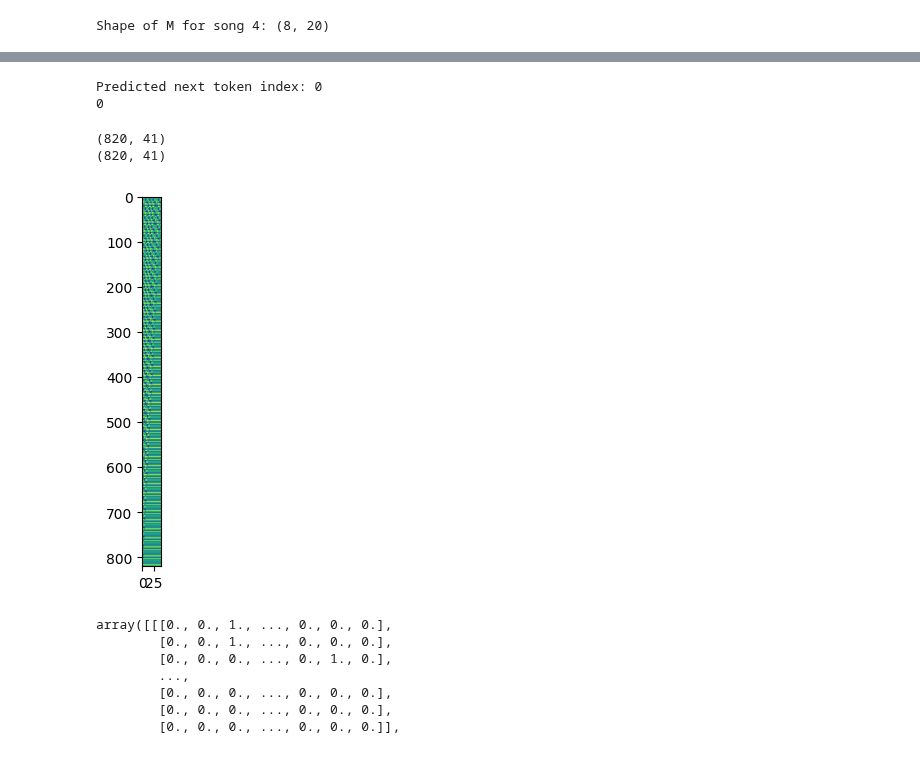
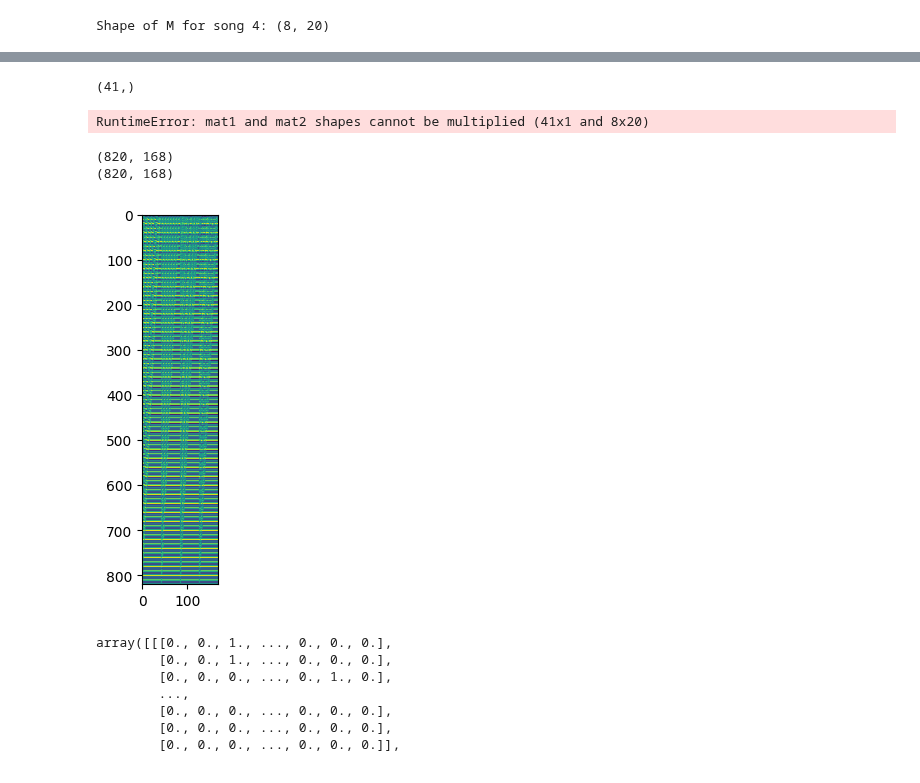
Before and after one commit to Ahmadar91/Master-sThesis, a Jupyter notebook: altModel.ipynb, the cells around one changed output, grey strips where cells are left out. Saved outputs shown, nothing was run; the diff lists cells and outputs as text; code cells hidden in the pictures.

Commit message:
learning all songs at once works for now but still not for Attention models

```diff
--- a/altModel.ipynb
+++ b/altModel.ipynb
@@ -1491,7 +1519,7 @@ def generateIOData(nrOfSongs,songStrings):
     raw_target = []
 
     for s in range(nrOfSongs):
-        for i in range(len(songStrings[s]) - 1):  # Adjust for loop to cover up to the second last character
+        for i in range(42):  # Adjust for loop to cover up to the second last character
             input_one_hot = np.zeros((41, 8))
             current_target_one_hot = np.zeros((41, 8))
             current_target_indices = np.zeros(41, dtype=int)
@@ -1566,7 +1587,7 @@ def train_model(model, num_epochs, songStrings, number_of_Songs):
 
     # Assuming generateIOData has been adjusted to take only songStrings
     I, _, O_indices, songs = generateIOData(number_of_Songs,songStrings)  # Use the full dataset
-
+    #print(f"Input shape: {I.shape}, Output (Indices) shape: {O_indices.shape}")
     # Convert the dataset to tensors
     inputs = torch.tensor(I, dtype=torch.float)
     targets = torch.tensor(O_indices, dtype=torch.long)
@@ -1580,9 +1601,9 @@ def train_model(model, num_epochs, songStrings, number_of_Songs):
         targets_shuffled = targets[indices]
 
         # Assuming the model expects inputs of shape [seq_len, batch, feature]
-        src = inputs_shuffled.transpose(0, 1)
+        src = inputs_shuffled
         tgt = targets_shuffled
-
+        #print(f"src shape: {src.shape}, tgt shape: {tgt.shape}")
         # Forward pass
         outputs = model(src)
         output_flat = outputs.view(-1, outputs.shape[-1])  # Flatten output for CrossEntropyLoss
@@ -1600,7 +1621,7 @@ def train_model(model, num_epochs, songStrings, number_of_Songs):
         total_accuracy = correct_predictions / tgt.numel()
 
         # Log the loss and accuracy
-        if epoch % 10 == 0:
+        if epoch % 100 == 0:
             print(f'Epoch {epoch+1}, Loss: {total_loss:.4f}, Accuracy: {total_accuracy:.4f}')
 
         L.append(total_loss)
@@ -1613,8 +1634,8 @@ def train_model(model, num_epochs, songStrings, number_of_Songs):
 
     return L, A
 # %%
-model = RNN()
-num_epochs = 3000
+model = GRUA(20, 8)
+num_epochs = 5000
 number_of_Songs = 4
 A  = train_model(model, num_epochs, songStrings= songStrings, number_of_Songs = 4)
 # %% [output]
@@ -1637,0 +1663,18 @@ Epoch 2991, Loss: 1.4271, Accuracy: 0.5613
+# %%
+models = {
+    "RNN": RNN(),
+    "RNNA": RNNA(),
+    "LSTM": LSTM(),
+    "LSTMA": LSTMA(),
+    "GRU": GRU(),
+    "GRUA": GRUA()
+
+}
+number_of_Songs = 4
+num_epochs = 4000
+results = {}
+for model_name, model in models.items():
+    print(f"Training {model_name}...")
+    A, L = train_model(model, num_epochs, songStrings, number_of_Songs)
+    results[model_name] = {"Accuracy": A, "Loss": L}
+    #torch.save(model, f'model_{model_name}_songs.model')
@@ -1665,12 +1716,13 @@ def predict_next_token(model, token_indices,verbose=False):
 # token_indices = [1, 2, 3, 2, 1, 2, 3, ...]
 who=31
 source[who]
+print(source[who].shape)
 predicted_token_index = predict_next_token(model, source[who],verbose=True)
 print(f'Predicted next token index: {predicted_token_index}')
 print(target[who][-1])
 # %% [output]
-Predicted next token index: 0
-0
+(41,)
+RuntimeError: mat1 and mat2 shapes cannot be multiplied (41x1 and 8x20)
 # %%
 def symbolEntropy(D,base=2):
     value,counts = numpy.unique(D, return_counts=True)
@@ -1763,38 +1815,38 @@ def shrinkingDecompositionInformation(model,source,target,songs,numbers=[0,1,2,3
         collectorH[number]=h
     return collectorSet,collectorH
 
 def removalIntoVec(res,width,H):
     V=numpy.zeros(width)
     #for i,r in enumerate(res):
     #    for e in r:
     #        V[e]+=H[0]-H[i]
     fullSet=list(range(width))
     nRes=copy.deepcopy(res)
     nRes.insert(0,fullSet)
     nodeList=[]
     for i in range(width):
         removedNode=list(set(nRes[i])-set(nRes[i+1]))[0]
         nodeList.append(removedNode)
     for i,node in enumerate(nodeList):
         V[node]=H[0]-H[i]
     #V=sqrt(V)
     if V.sum()==0:
         return V
     return V#/V.max()
 
 def removalIntoMatrix(res,width,H):
     M=[]
     for i in range(len(res)):
         M.append(removalIntoVec(res[i],width,H[i]))
     return numpy.array(M)
 
-source, O_hot, target, songs = generateIOData(1, songStrings)
+source, O_hot, target, songs = generateIOData(4, songStrings)
 
-s,h=shrinkingDecompositionInformation(model,source,target,songs,numbers=list(range(1)),width=20)
+s,h=shrinkingDecompositionInformation(model,source,target,songs,numbers=list(range(4)),width=20)
 # %% [output]
-(820, 41)
-(820, 41)
+(820, 168)
+(820, 168)
-[figure, old version]
+[figure, new version]
 # %%
 source
 # %% [output]
```
Also changed, not shown: parts of 14 cells of this notebook.
